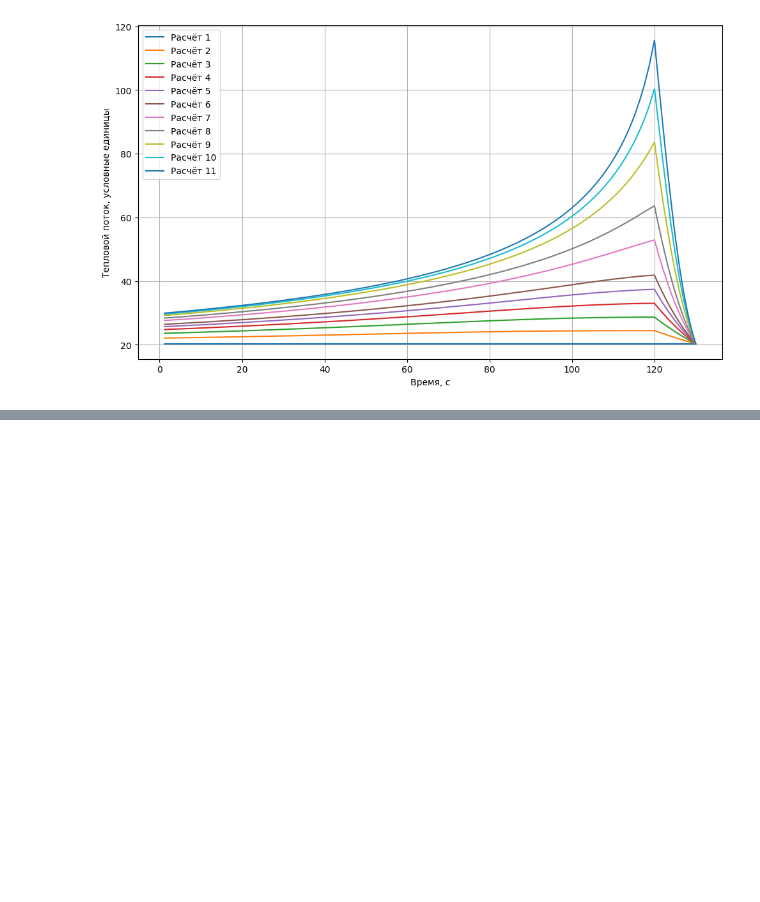
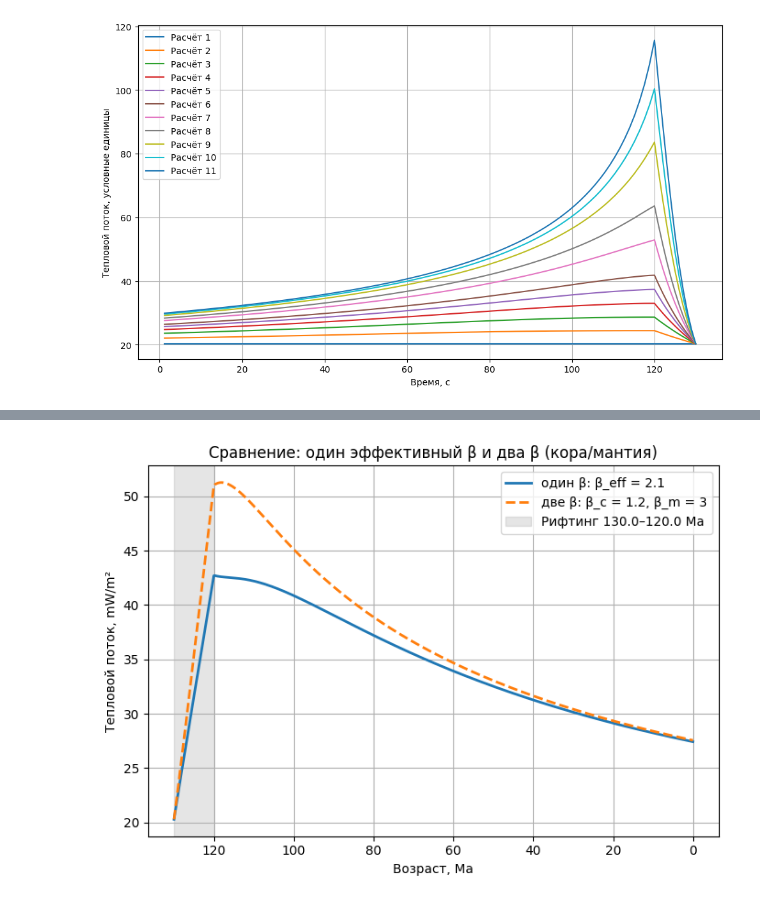
Before and after one commit to MariiaKalinina/heat-transfer-pinn, a Jupyter notebook: heatflux_test copy.ipynb, the cells around one changed output, grey strips where cells are left out. Cells and saved outputs as stored; diff of their text form; code cells hidden in the pictures; blank space fills up the shorter version.

```diff
--- a/heatflux_test copy.ipynb
+++ b/heatflux_test copy.ipynb
@@ -427,0 +804,59 @@ q0, который используется в теории = 20.290480000000002
+# %%
+# Сетка возрастов для сравнения
+age_grid = np.linspace(130, 0, 600)  # Ma
+
+# --- параметры рифтинга ---
+age_start = 130.0   # начало рифтинга, Ma
+age_end   = 120.0   # конец рифтинга, Ma
+
+# --- один эффективный β ---
+beta_eff = 2.1
+
+q_single_mW = mckenzie_q_finite_age(
+    age_grid,
+    age_start_rift=age_start,
+    age_end_rift=age_end,
+    beta_final=beta_eff,
+    tau_myr=tau_myr,
+    q0=q0_two_layer_mW,
+    n_terms=5
+)
+
+
+# --- два разных β для коры и мантии ---
+beta_crust  = 1.2
+beta_mantle = 3
+
+q_two_mW = mckenzie_q_finite_age_two_beta(
+    age_grid,
+    age_start_rift=age_start,
+    age_end_rift=age_end,
+    beta_crust=beta_crust,
+    beta_mantle=beta_mantle,
+    tau_myr=tau_myr,
+    q0=q0_two_layer_mW,
+    t_crust_m=t_crust_m,
+    t_mantle_m=t_mantle_m,
+    n_terms=5
+)
+
+# --- визуализация ---
+plt.figure(figsize=(7, 5))
+
+plt.plot(age_grid, q_single_mW, label=fr"один β: β_eff = {beta_eff}", lw=2)
+plt.plot(age_grid, q_two_mW, label=fr"две β: β_c = {beta_crust}, β_m = {beta_mantle}", lw=2, linestyle="--")
+
+# зона рифтинга
+plt.axvspan(age_start, age_end, color="grey", alpha=0.2,
+            label=f'Рифтинг {age_start}–{age_end} Ma')
+
+plt.gca().invert_xaxis()
+plt.xlabel("Возраст, Ma")
+plt.ylabel("Тепловой поток, mW/m²")
+plt.title("Сравнение: один эффективный β и два β (кора/мантия)")
+plt.grid(True)
+plt.legend()
+plt.tight_layout()
+plt.show()
+# %% [output]
+[figure, added]
```
Also changed, not shown: parts of 5 cells of this notebook, 2 other files.
